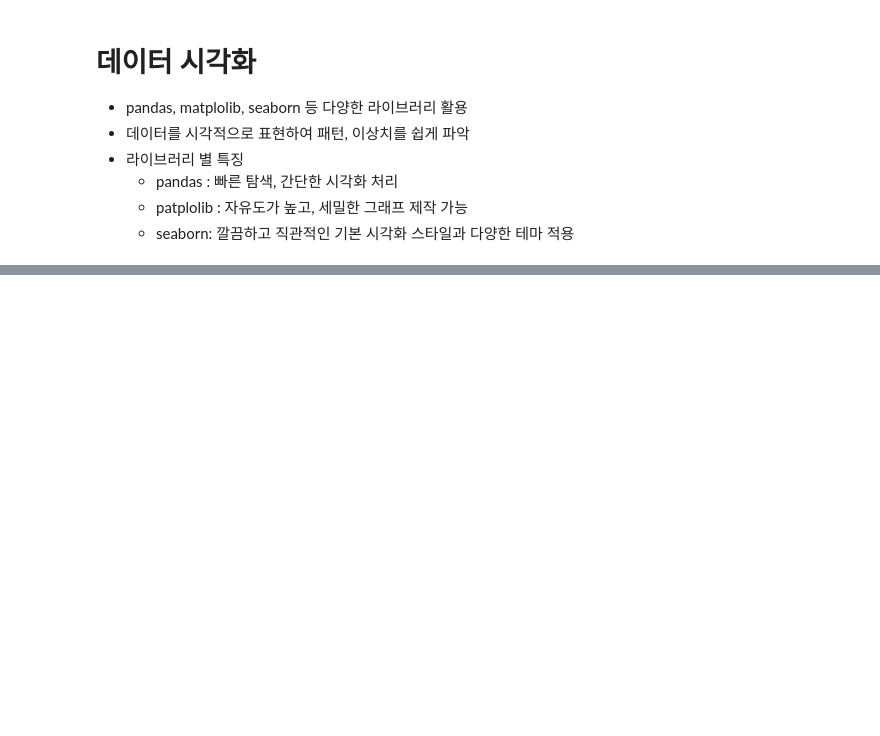
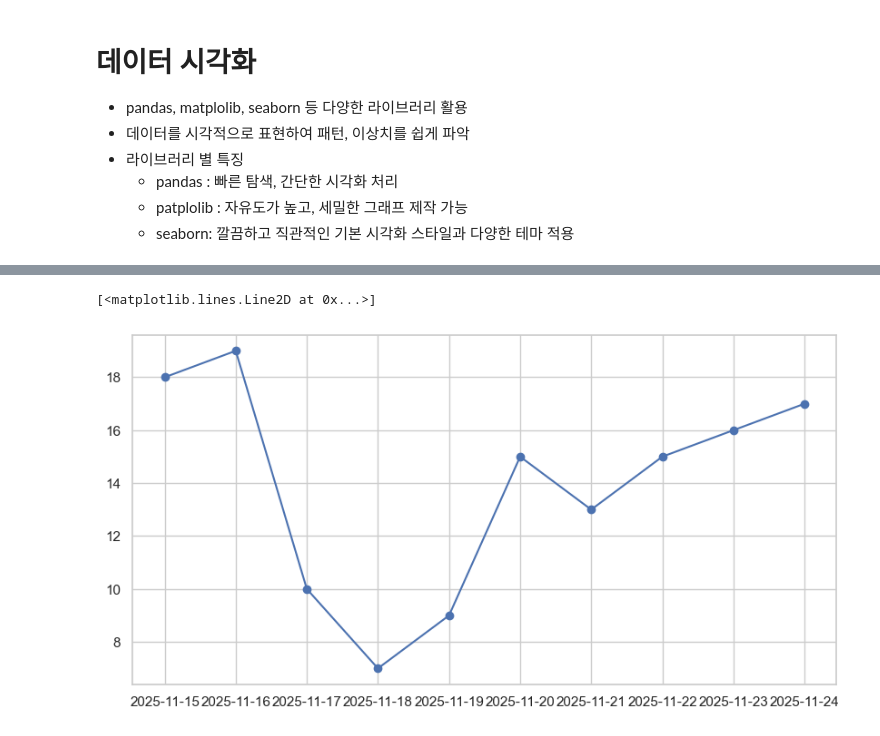
Before and after one commit to ibnghazi/DataAnalysis_practice, a Jupyter notebook: pandas/9_data_visualization.ipynb, the cells around one changed output, grey strips where cells are left out. Cells and saved outputs as stored; diff of their text form; code cells hidden in the pictures; blank space fills up the shorter version.

```diff
--- a/pandas/9_data_visualization.ipynb
+++ b/pandas/9_data_visualization.ipynb
@@ -53,0 +54,19 @@ df[['temperature', 'humidity']].plot(title='Temperature & Humidty')
+# %%
+# matplotlib
+# - 자유도가 높고, 세밀한 커스터마이징 가능
+# - 코드가 길고, 처음 다루기에는 복잡할 수 있음
+# import
+
+import matplotlib.pyplot as plt
+
+# figure : 도화지
+plt.figure(figsize=(10,5))  # 가로 10, 세로 5 크기 지정하여 figure 생성
+
+plt.plot(df.index,                # x축 데이터 (날짜)
+         df['temperature'],       # y축 데이터 (온도)
+         marker='o',              # 데이터 포인트 표시 모양('o' - 원모양)
+         label='Temperature'      # 범례
+         )
+# %% [output]
+[<matplotlib.lines.Line2D at 0x...>]
+[figure, added]
```
Also changed, not shown: parts of 9 cells of this notebook, 2 other files.
